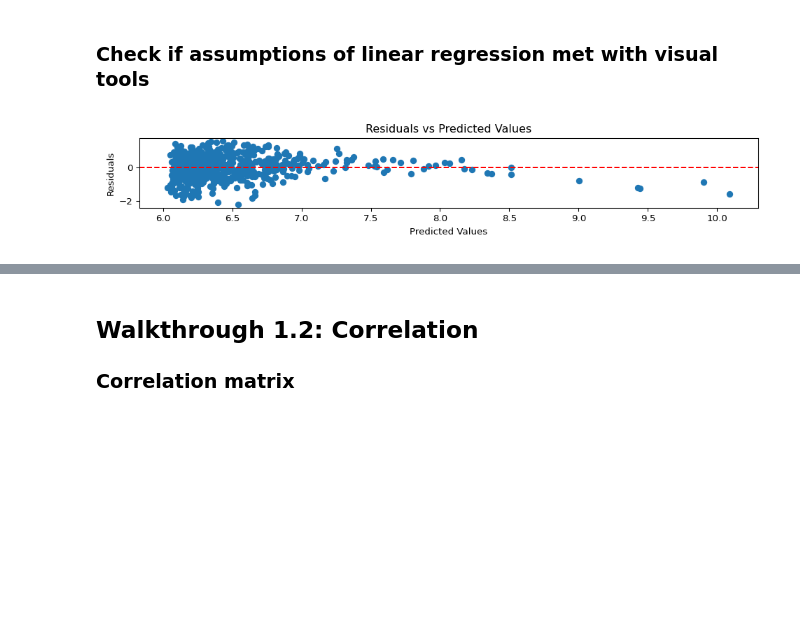
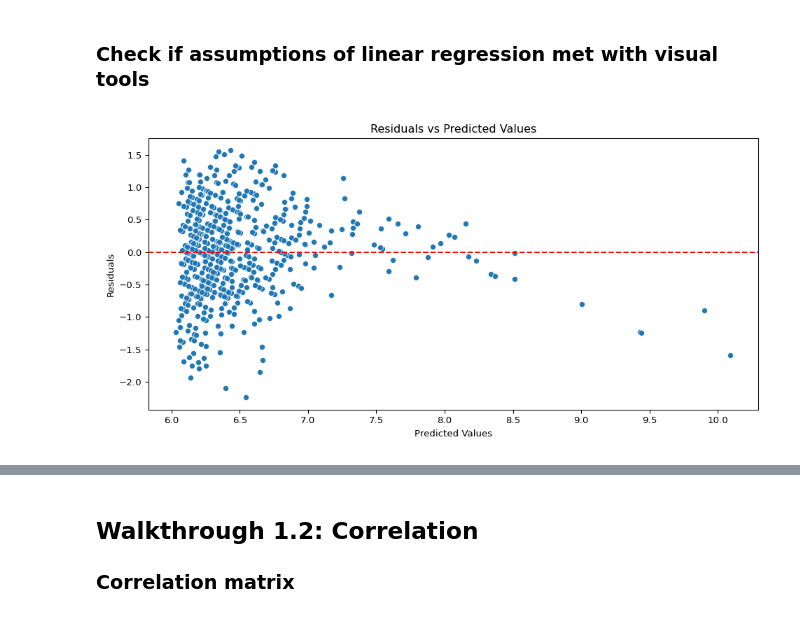
Before and after one commit to ismayc/oreilly-statistical-modeling-and-inference-with-python, a Jupyter notebook: exercises_solutions.ipynb, the cells around one changed output, grey strips where cells are left out. Saved outputs shown, nothing was run; the diff lists cells and outputs as text; code cells hidden in the pictures; blank space fills up the shorter version.

```diff
--- a/exercises_solutions.ipynb
+++ b/exercises_solutions.ipynb
@@ -180,15 +182,15 @@ plt.show();
 # %%
 # Check for Homoscedasticity
 residuals = y - y_pred
-plt.figure(figsize=(10, 2))
-plt.scatter(y_pred, residuals)
+plt.figure(figsize=(10, 5))
+sns.scatterplot(x=y_pred, y=residuals)
 plt.axhline(y=0, color='r', linestyle='--')
 plt.xlabel('Predicted Values')
 plt.ylabel('Residuals')
 plt.title('Residuals vs Predicted Values')
 plt.tight_layout()
 plt.show();
 # %% [output]
-[figure, old version]
+[figure, new version]
 # %%
 # Check for Normality of Residuals
```
Also changed, not shown: parts of 20 cells of this notebook, 1 other file.
